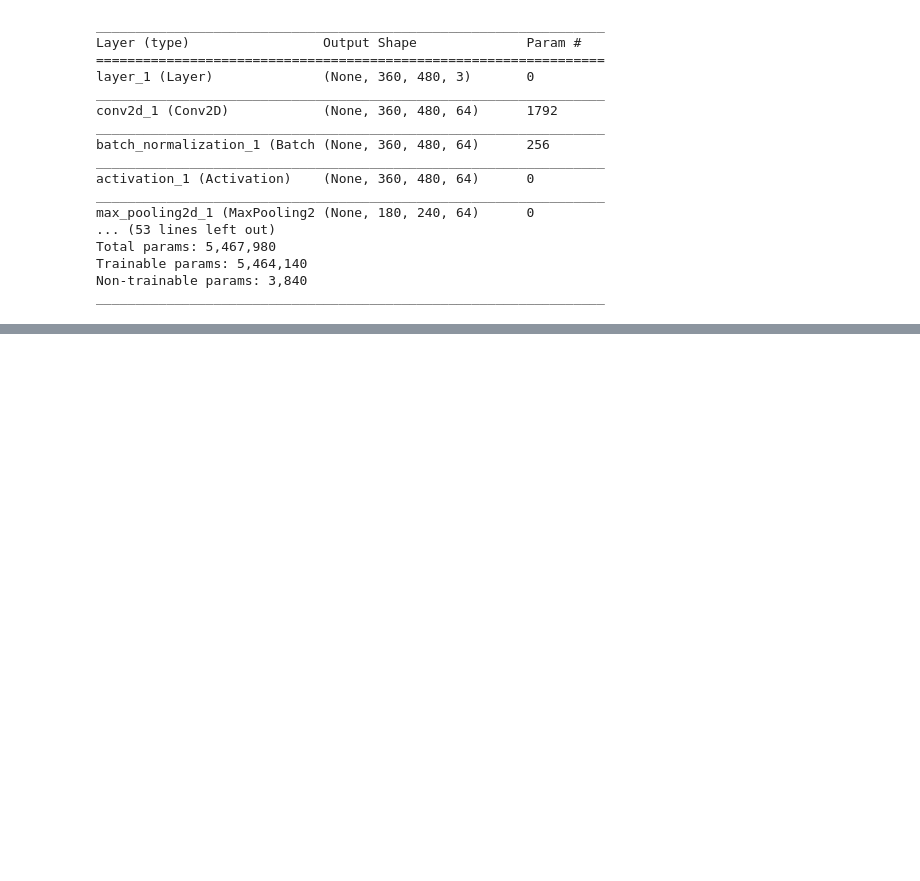
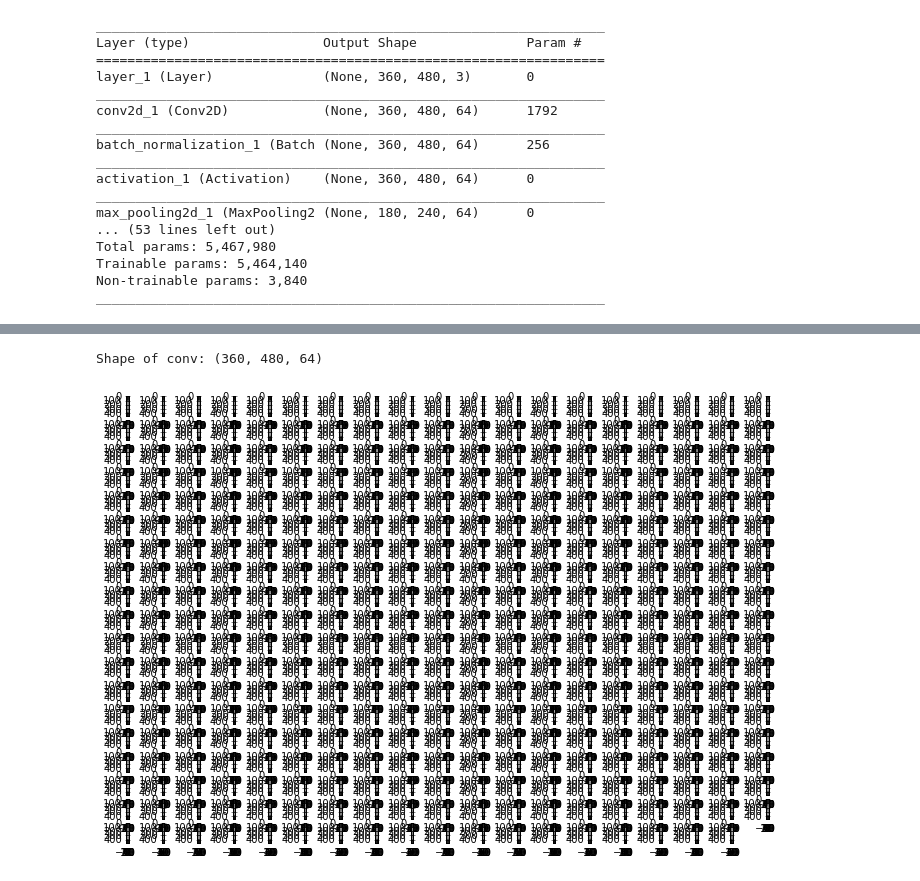
Before and after one commit to aneesht90/Keras-SegNet-Basic, a Jupyter notebook: Segnet-Evaluation-VisualizationTest.ipynb, the cells around one changed output, grey strips where cells are left out. Drawn from its saved outputs; the diff is of its cells as text; code cells hidden in the pictures; blank space fills up the shorter version.

Commit message:
updated Test net ipython jupyter

```diff
--- a/Segnet-Evaluation-VisualizationTest.ipynb
+++ b/Segnet-Evaluation-VisualizationTest.ipynb
@@ -63,6 +63,6 @@ valid_label = np.load('./data/val_label.npy')
 test_data = np.load('./data/test_data.npy')
 test_label = np.load('./data/test_label.npy')
 # %%
-history = segnet_basic.fit(train_data, train_label, batch_size=3, epochs=15,
+history = segnet_basic.fit(train_data, train_label, batch_size=3, epochs=25,
                     verbose=1, class_weight=class_weighting , validation_data=(valid_data, valid_label),
                     shuffle=True) # validation_split=0.33
@@ -71,6 +89,6 @@ batch_size = 6
 
 # estimate accuracy on whole dataset using loaded weights
 # load weights
-#segnet_basic.load_weights("weights.best.hdf5")
-scores = segnet_basic.evaluate(test_data, test_label, verbose=0, batch_size=batch_size)
+segnet_basic.load_weights("weights.best.hdf5")
+scores = segnet_basic.evaluate(train_data, train_label, verbose=0, batch_size=batch_size)
 print("%s: %.2f%%" % (segnet_basic.metrics_names[1], scores[1]*100))
@@ -141,14 +173,22 @@ plt.imshow(gt[10])
 # %%
 # choose any image to want by specifying the index
-img_to_visualize = X_train[22:23]
+img_to_visualize = train_data[10:11]
 # Keras requires the image to be in 4D
 # So we add an extra dimension to it.
-img_to_visualize = np.expand_dims(img_to_visualize, axis=0)
+
+# works without extra dimensionm ?? why
+
+
+#img_to_visualize = np.expand_dims(img_to_visualize, axis=0)
 # %%
-def layer_to_visualize(layer):
+def layer_to_visualize(layer_count):
     inputs = [K.learning_phase()] + segnet_basic.inputs
 
-    _convout1_f = K.function(inputs, [layer.output])
+    outputs = [layer.output for layer in segnet_basic.layers]          # all layer outputs
+
+    #layer = segnet_basic.layers[layer_count]
+    #_convout1_f = K.function(inputs, [layer.output])
+    _convout1_f = K.function(inputs, [outputs[layer_count]])
     def convout1_f(X):
         # The [0] is to disable the training phase flag
         return _convout1_f([0] + [X])
@@ -167,11 +207,14 @@ def layer_to_visualize(layer):
         ax = fig.add_subplot(n,n,i+1)
         ax.imshow(convolutions[i], cmap='gray')
 # %%
-
 # Specify the layer to want to visualize
-layer_to_visualize(convout1)
+layer_to_visualize(2)
 
 # As convout2 is the result of a MaxPool2D layer
 # We can see that the image has blurred since
 # the resolution has reduced
-layer_to_visualize(convout2)
+
+#layer_to_visualize(2)
+# %% [output]
+Shape of conv: (360, 480, 64)
+[figure, added]
```
Also changed, not shown: parts of 6 cells of this notebook.
